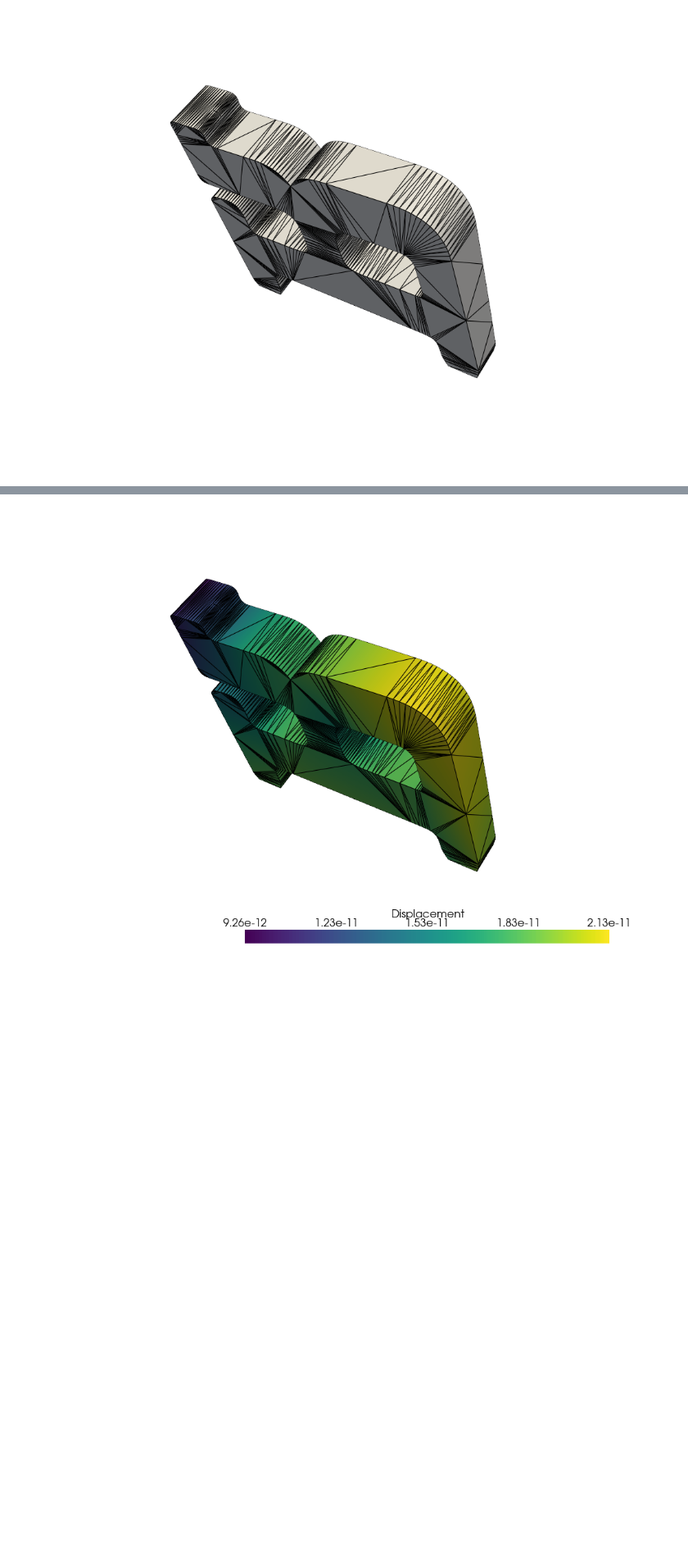
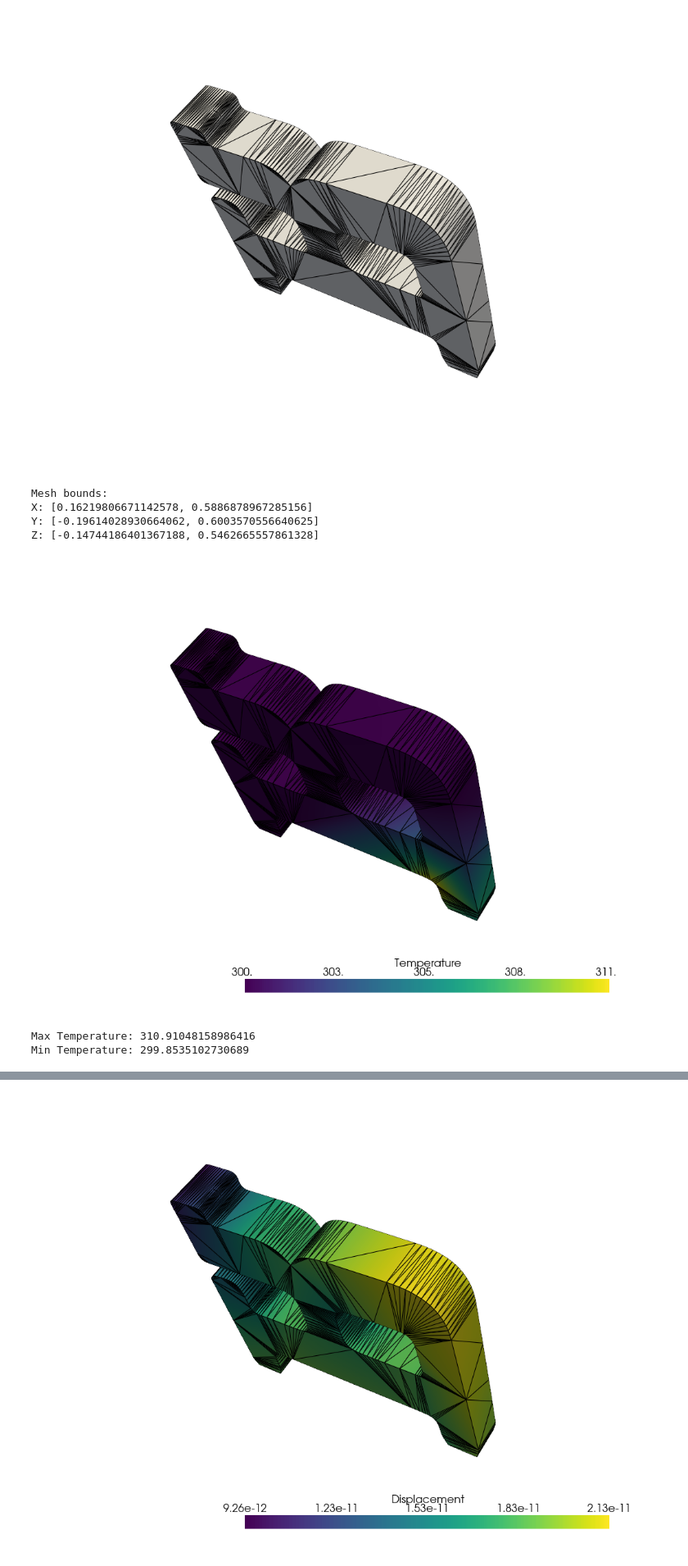
Before and after one commit to mihirtakalkar/additivemodels, a Jupyter notebook: notebooks/fea/dolfin.ipynb, the cells around one changed output, grey strips where cells are left out. Shown at 82% size. Saved outputs shown, nothing was run; the diff lists cells and outputs as text; code cells hidden in the pictures; blank space fills up the shorter version.

```diff
--- a/notebooks/fea/dolfin.ipynb
+++ b/notebooks/fea/dolfin.ipynb
@@ -36,3 +36,37 @@ meshio.write(xdmf_file, mesh_data)
 # Load into DOLFINx
 with XDMFFile(MPI.COMM_WORLD, xdmf_file, "r") as xdmf:
     domain_mesh = xdmf.read_mesh(name="Grid")
+# %%
+from mpi4py import MPI
+
+# Get the bounds of the mesh
+
+# Translate the mesh to align with the laser domain
+domain_mesh.geometry.x[:, 0] += 5  # Adjust X to move into range [0, 1]
+domain_mesh.geometry.x[:, 1] -= 28  # Adjust Y to range around 0.0
+domain_mesh.geometry.x[:, 2] += 29  # Adjust Z to range around 0.0
+
+
+x_min = domain_mesh.geometry.x[:, 0].min()
+x_max = domain_mesh.geometry.x[:, 0].max()
+
+y_min = domain_mesh.geometry.x[:, 1].min()
+y_max = domain_mesh.geometry.x[:, 1].max()
+
+z_min = domain_mesh.geometry.x[:, 2].min()
+z_max = domain_mesh.geometry.x[:, 2].max()
+
+if MPI.COMM_WORLD.rank == 0:
+    print(f"Mesh bounds:")
+    print(f"X: [{x_min}, {x_max}]")
+    print(f"Y: [{y_min}, {y_max}]")
+    print(f"Z: [{z_min}, {z_max}]")
+# %% [output]
+Mesh bounds:
+X: [0.16219806671142578, 0.5886878967285156]
+Y: [-0.19614028930664062, 0.6003570556640625]
+Z: [-0.14744186401367188, 0.5462665557861328]
+# %%
+# Temperature function space (scalar field)
+element_temp = basix.ufl.element("Lagrange", domain_mesh.topology.cell_name(), degree=1)
+V_T = fem.functionspace(domain_mesh, element_temp)
@@ -39,3 +147,26 @@ with XDMFFile(MPI.COMM_WORLD, xdmf_file, "r") as xdmf:
+# %%
+import pyvista as pv
+from dolfinx.plot import vtk_mesh
+
+# Visualize
+topology, cell_types, geometry = vtk_mesh(domain_mesh)
+
+grid = pv.UnstructuredGrid(topology, cell_types, geometry)
+
+# Add displacement
+grid.point_data["Temperature"] = T_sol_moving.x.array.reshape(geometry.shape[0], -1)  # Reshape to match the mesh points
+
+# Plot field
+plotter = pv.Plotter()
+plotter.add_mesh(grid, show_edges=True, scalars="Temperature", cmap="viridis")
+plotter.show()
+
+print(f"Max Temperature: {T_sol_moving.x.array.max()}")
+print(f"Min Temperature: {T_sol_moving.x.array.min()}")
+# %% [output]
+[figure, added]
+Max Temperature: 310.91048158986416
+Min Temperature: 299.8535102730689
 # %%
 # convert to lagrange element
 element = basix.ufl.element(
```
Also changed, not shown: parts of 8 cells of this notebook.
